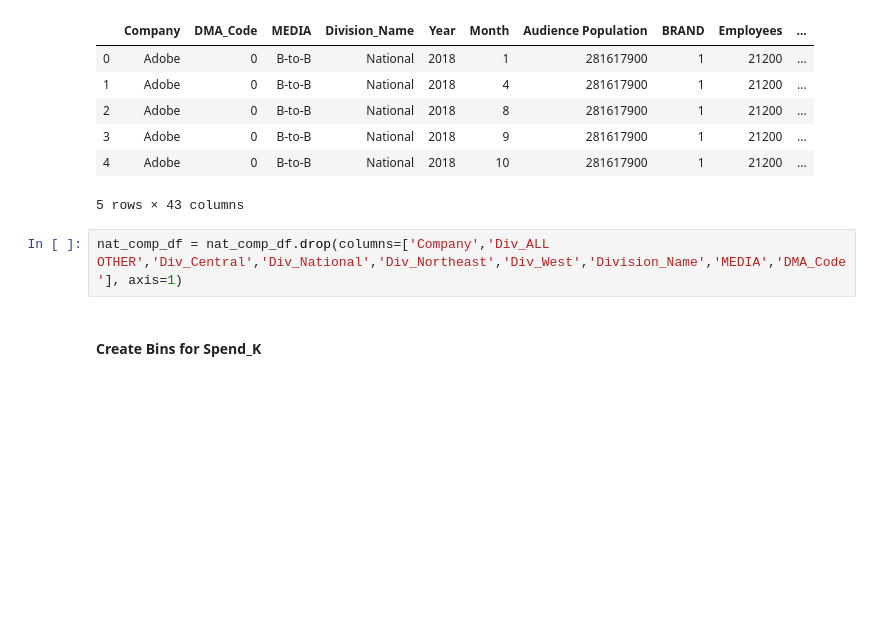
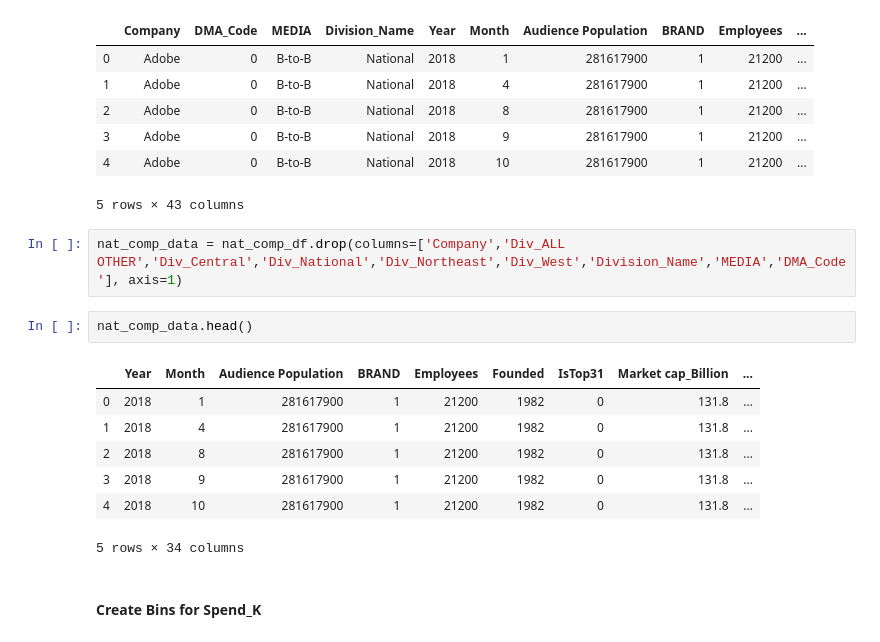
Before and after one commit to bonniema/Competitive_Spend_Classifier, a Jupyter notebook: Competitive_Classification_BM.ipynb, the cells around one changed output. Drawn from its saved outputs; the diff is of its cells as text; blank space fills up the shorter version.

```diff
--- a/Competitive_Classification_BM.ipynb
+++ b/Competitive_Classification_BM.ipynb
@@ -160,7 +178,17 @@ nat_comp_df.head()
 | 4 | Adobe | 0 | B-to-B | National | 2018 | 10 | 281617900 | 1 | 21200 | ... |
 5 rows × 43 columns
 # %%
-nat_comp_df = nat_comp_df.drop(columns=['Company','Div_ALL OTHER','Div_Central','Div_National','Div_Northeast','Div_West','Division_Name','MEDIA','DMA_Code'], axis=1)
+nat_comp_data = nat_comp_df.drop(columns=['Company','Div_ALL OTHER','Div_Central','Div_National','Div_Northeast','Div_West','Division_Name','MEDIA','DMA_Code'], axis=1)
+# %%
+nat_comp_data.head()
+# %% [output]
+|  | Year | Month | Audience Population | BRAND | Employees | Founded | IsTop31 | Market cap_Billion | ... |
+| 0 | 2018 | 1 | 281617900 | 1 | 21200 | 1982 | 0 | 131.8 | ... |
+| 1 | 2018 | 4 | 281617900 | 1 | 21200 | 1982 | 0 | 131.8 | ... |
+| 2 | 2018 | 8 | 281617900 | 1 | 21200 | 1982 | 0 | 131.8 | ... |
+| 3 | 2018 | 9 | 281617900 | 1 | 21200 | 1982 | 0 | 131.8 | ... |
+| 4 | 2018 | 10 | 281617900 | 1 | 21200 | 1982 | 0 | 131.8 | ... |
+5 rows × 34 columns
 # %% [markdown]
 #### Create Bins for Spend_K
 # %%
```
Also changed, not shown: parts of 66 cells of this notebook.
